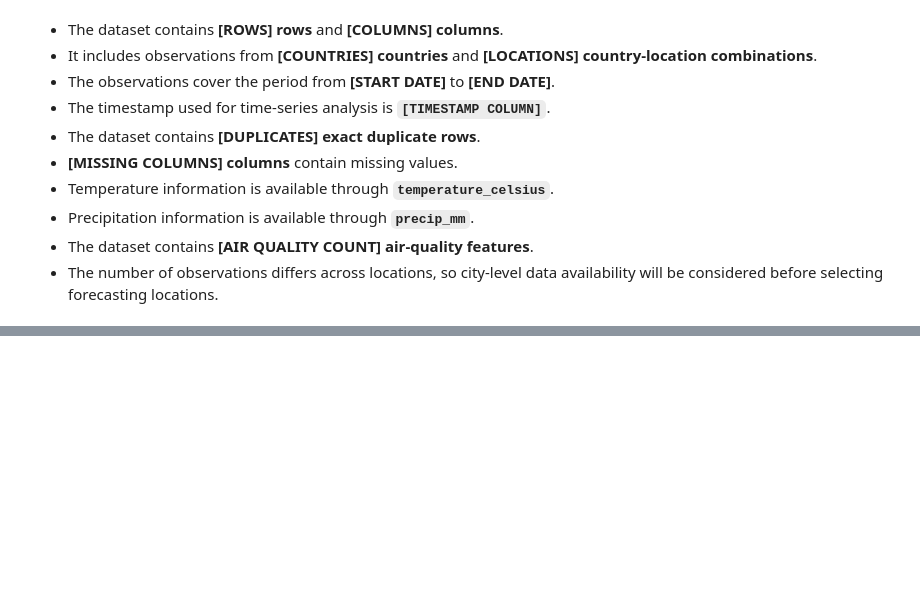
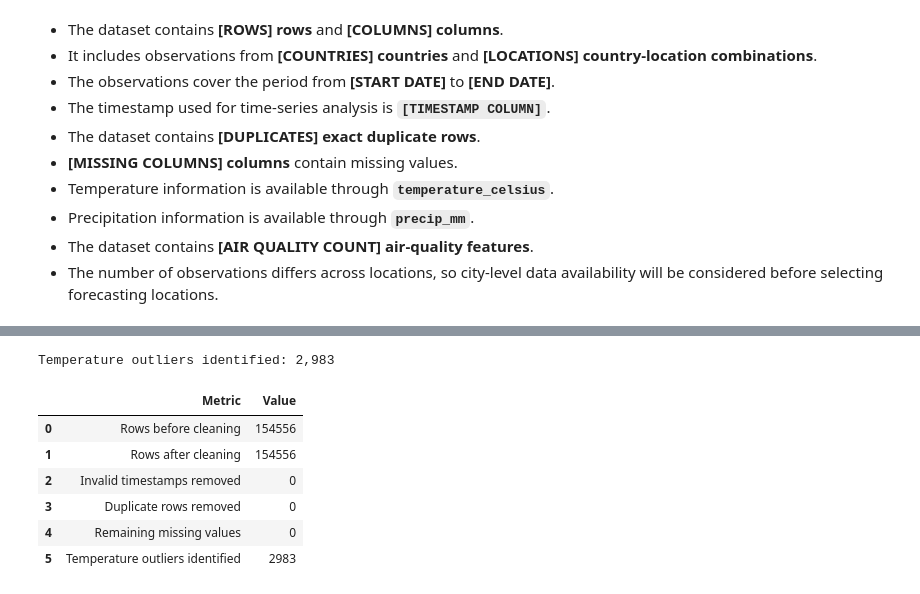
Before and after one commit to rajaraman04/Weather-Forecasting, a Jupyter notebook: weather_trend_forecasting.ipynb, the cells around one changed output, grey strips where cells are left out. Drawn from its saved outputs; the diff is of its cells as text; code cells hidden in the pictures; blank space fills up the shorter version.

```diff
--- a/weather_trend_forecasting.ipynb
+++ b/weather_trend_forecasting.ipynb
@@ -486,0 +561,25 @@ display(summary)
+# %%
+Q1 = df_clean[TARGET_COLUMN].quantile(0.25)
+Q3 = df_clean[TARGET_COLUMN].quantile(0.75)
+IQR = Q3-Q1
+lower_bound=Q1 - 1.5 * IQR
+upper_bound= Q3 + 1.5 * IQR
+df_clean["temperature_outlier"] = (df_clean[TARGET_COLUMN] < lower_bound) | (df_clean[TARGET_COLUMN] > upper_bound)
+print(f"Temperature outliers identified: {df_clean['temperature_outlier'].sum():,}")
+# %% [output]
+Temperature outliers identified: 2,983
+# %%
+df_clean = df_clean.sort_values([Coun_Col,Loc_Col,Time_Col]).reset_index(drop=True)
+# %%
+clean_summary = pd.DataFrame({"Metric": ["Rows before cleaning","Rows after cleaning","Invalid timestamps removed","Duplicate rows removed","Remaining missing values","Temperature outliers identified"],
+    "Value": [rows_bf,len(df_clean),invalid_timestamp_count,duplicate_cnt,df_clean.isna().sum().sum(),df_clean["temperature_outlier"].sum()]})
+
+display(clean_summary)
+# %% [output]
+|  | Metric | Value |
+| 0 | Rows before cleaning | 154556 |
+| 1 | Rows after cleaning | 154556 |
+| 2 | Invalid timestamps removed | 0 |
+| 3 | Duplicate rows removed | 0 |
+| 4 | Remaining missing values | 0 |
+| 5 | Temperature outliers identified | 2983 |
```
Also changed, not shown: parts of 8 cells of this notebook.
